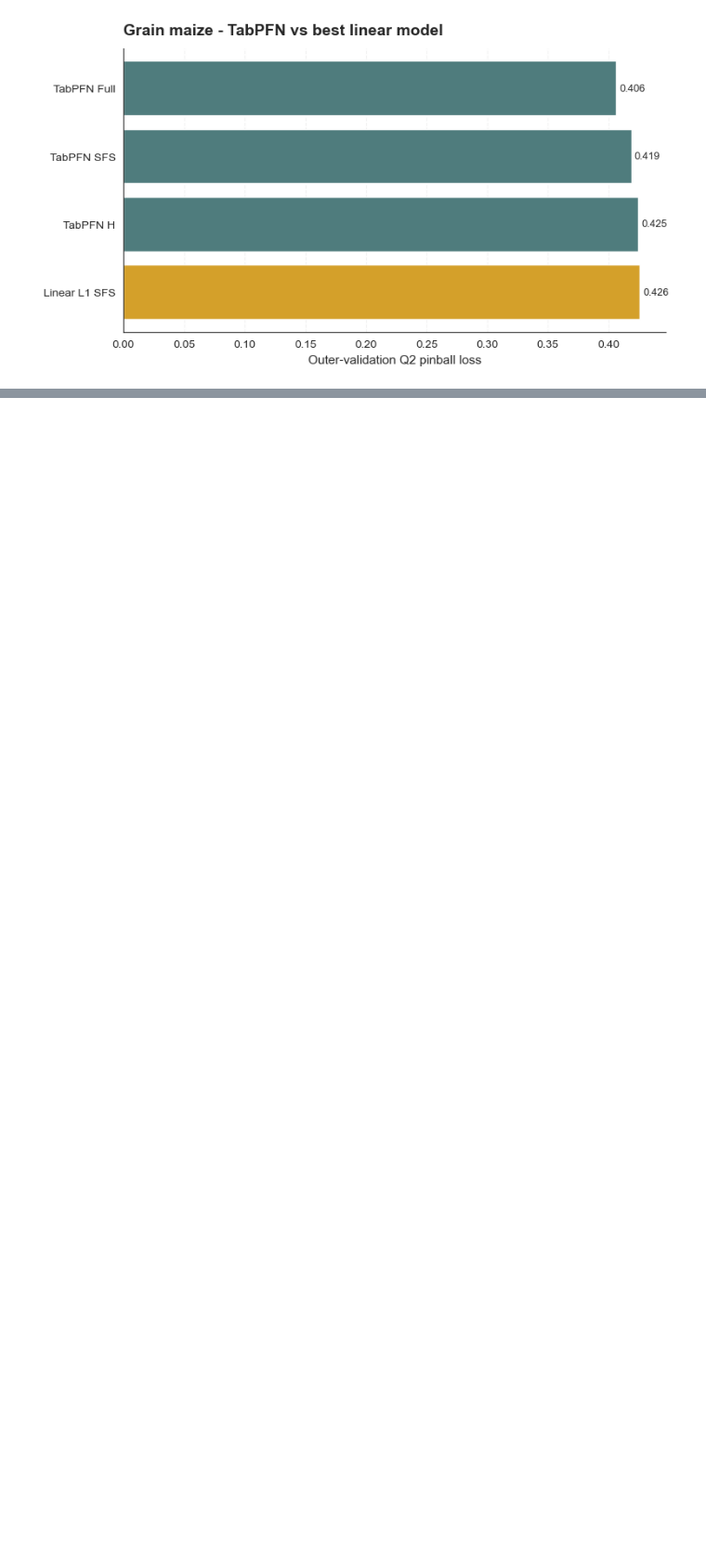
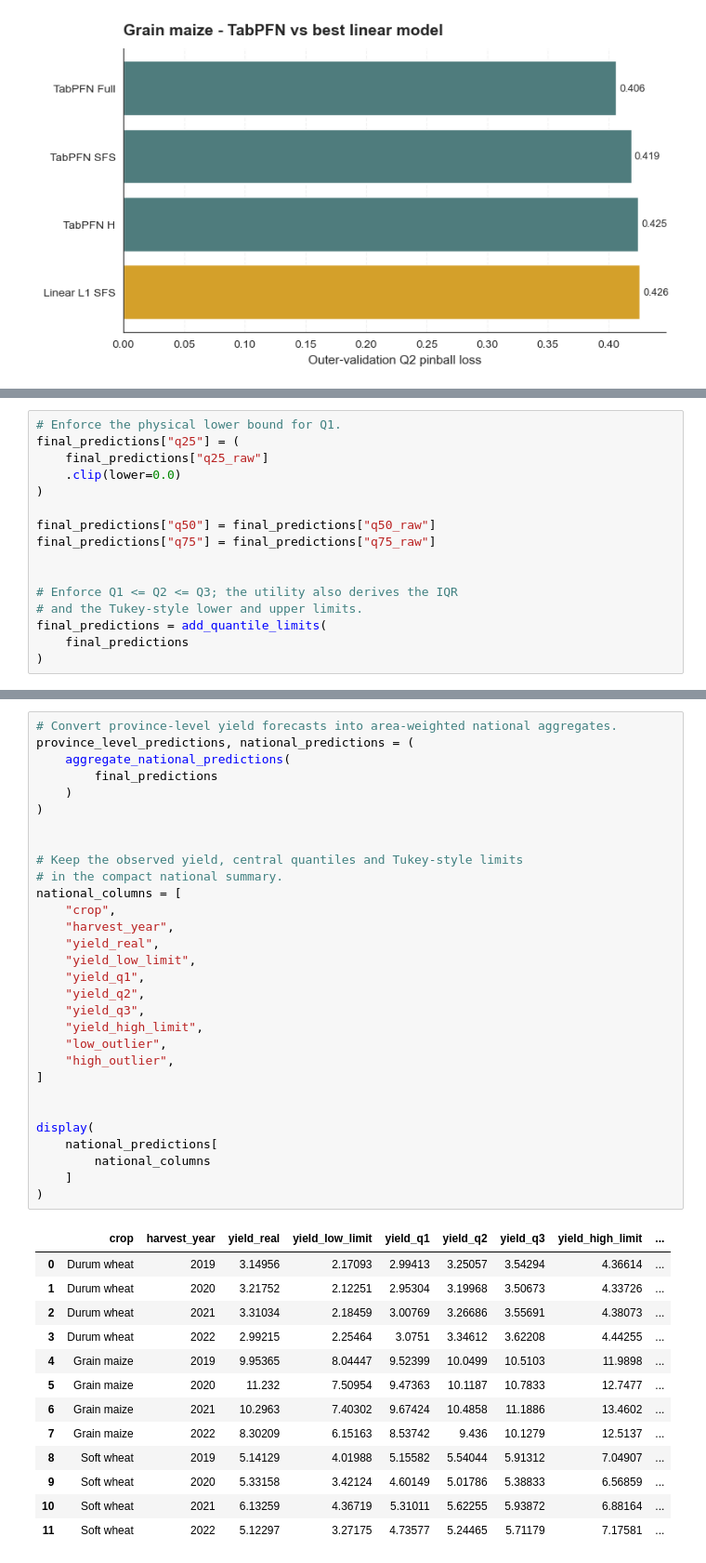
Before and after one commit to AlessioRepetto/agriclimate-intelligence, a Jupyter notebook: notebooks/ML_Quantile_Modelling.ipynb, the cells around one changed output, grey strips where cells are left out. Shown at 93% size. Cells and saved outputs as stored; diff of their text form; blank space fills up the shorter version.

```diff
--- a/notebooks/ML_Quantile_Modelling.ipynb
+++ b/notebooks/ML_Quantile_Modelling.ipynb
@@ -2672,0 +3237,16 @@ The final selection rule must be fixed **before** evaluating 2019-2022.
+# %%
+# Enforce the physical lower bound for Q1.
+final_predictions["q25"] = (
+    final_predictions["q25_raw"]
+    .clip(lower=0.0)
+)
+
+final_predictions["q50"] = final_predictions["q50_raw"]
+final_predictions["q75"] = final_predictions["q75_raw"]
+
+
+# Enforce Q1 <= Q2 <= Q3; the utility also derives the IQR
+# and the Tukey-style lower and upper limits.
+final_predictions = add_quantile_limits(
+    final_predictions
+)
@@ -2672,0 +3659,44 @@ The final selection rule must be fixed **before** evaluating 2019-2022.
+# %%
+# Convert province-level yield forecasts into area-weighted national aggregates.
+province_level_predictions, national_predictions = (
+    aggregate_national_predictions(
+        final_predictions
+    )
+)
+
+
+# Keep the observed yield, central quantiles and Tukey-style limits
+# in the compact national summary.
+national_columns = [
+    "crop",
+    "harvest_year",
+    "yield_real",
+    "yield_low_limit",
+    "yield_q1",
+    "yield_q2",
+    "yield_q3",
+    "yield_high_limit",
+    "low_outlier",
+    "high_outlier",
+]
+
+
+display(
+    national_predictions[
+        national_columns
+    ]
+)
+# %% [output]
+|  | crop | harvest_year | yield_real | yield_low_limit | yield_q1 | yield_q2 | yield_q3 | yield_high_limit | ... |
+| 0 | Durum wheat | 2019 | 3.14956 | 2.17093 | 2.99413 | 3.25057 | 3.54294 | 4.36614 | ... |
+| 1 | Durum wheat | 2020 | 3.21752 | 2.12251 | 2.95304 | 3.19968 | 3.50673 | 4.33726 | ... |
+| 2 | Durum wheat | 2021 | 3.31034 | 2.18459 | 3.00769 | 3.26686 | 3.55691 | 4.38073 | ... |
+| 3 | Durum wheat | 2022 | 2.99215 | 2.25464 | 3.0751 | 3.34612 | 3.62208 | 4.44255 | ... |
+| 4 | Grain maize | 2019 | 9.95365 | 8.04447 | 9.52399 | 10.0499 | 10.5103 | 11.9898 | ... |
+| 5 | Grain maize | 2020 | 11.232 | 7.50954 | 9.47363 | 10.1187 | 10.7833 | 12.7477 | ... |
+| 6 | Grain maize | 2021 | 10.2963 | 7.40302 | 9.67424 | 10.4858 | 11.1886 | 13.4602 | ... |
+| 7 | Grain maize | 2022 | 8.30209 | 6.15163 | 8.53742 | 9.436 | 10.1279 | 12.5137 | ... |
+| 8 | Soft wheat | 2019 | 5.14129 | 4.01988 | 5.15582 | 5.54044 | 5.91312 | 7.04907 | ... |
+| 9 | Soft wheat | 2020 | 5.33158 | 3.42124 | 4.60149 | 5.01786 | 5.38833 | 6.56859 | ... |
+| 10 | Soft wheat | 2021 | 6.13259 | 4.36719 | 5.31011 | 5.62255 | 5.93872 | 6.88164 | ... |
+| 11 | Soft wheat | 2022 | 5.12297 | 3.27175 | 4.73577 | 5.24465 | 5.71179 | 7.17581 | ... |
```
Also changed, not shown: parts of 48 cells of this notebook.
